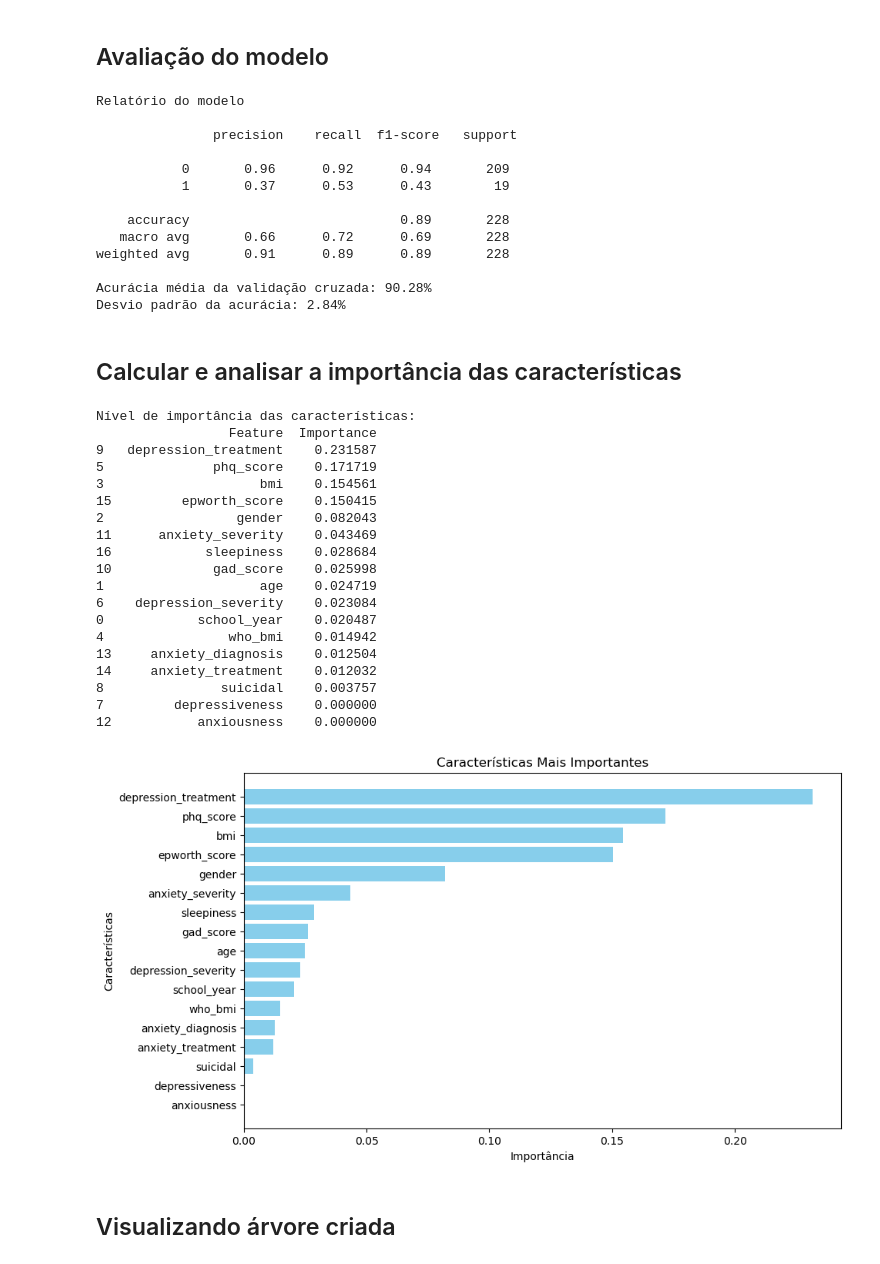
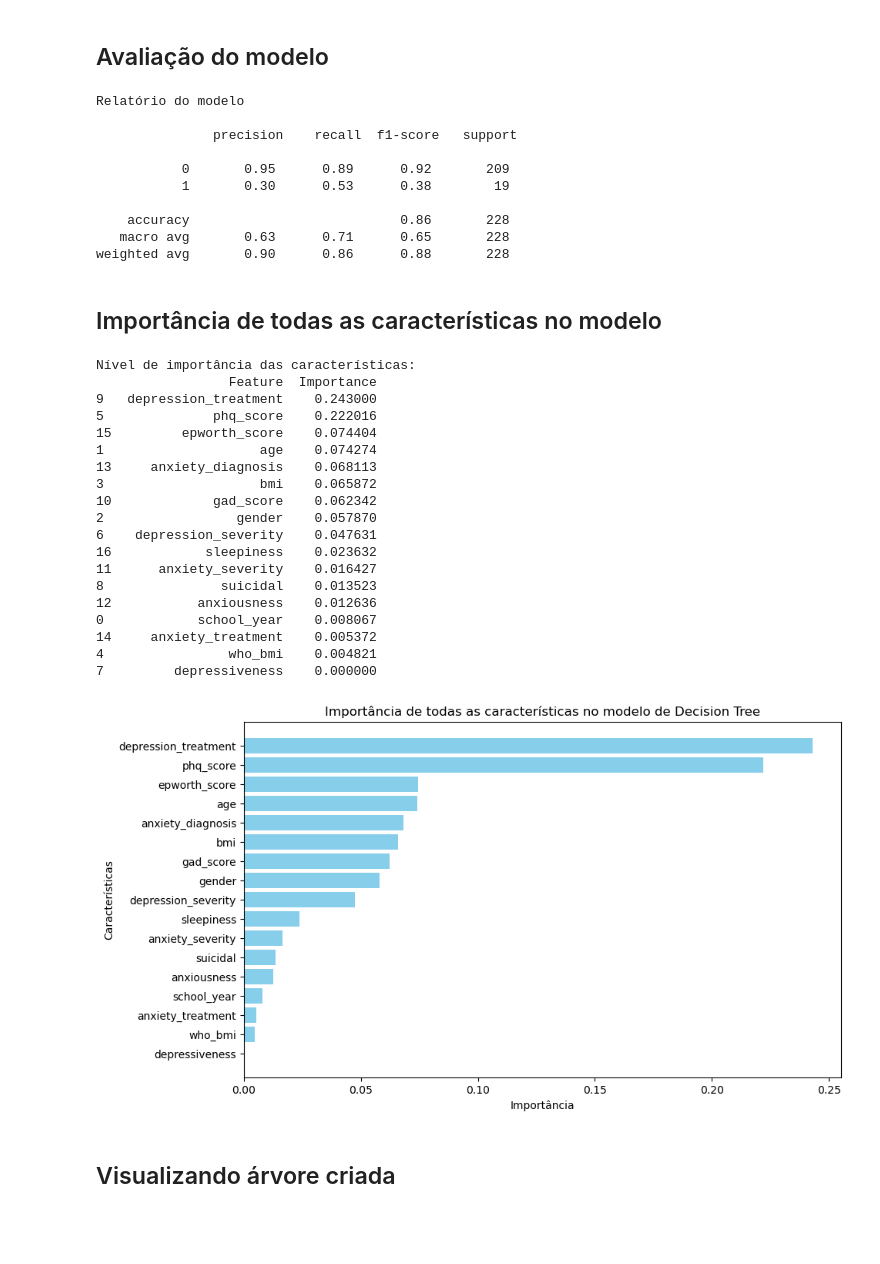
Before and after one commit to WesleydosSantos/machine-learning-tecnicas, a Jupyter notebook: Modelos/decision_tree.ipynb, the cells around one changed output. Drawn from its saved outputs; the diff is of its cells as text; code cells hidden in the pictures; blank space fills up the shorter version.

Commit message:
Adjusting trainning and adding Standart scaller

```diff
--- a/Modelos/decision_tree.ipynb
+++ b/Modelos/decision_tree.ipynb
@@ -242,5 +238,0 @@ X_train, X_test, y_train, y_test = train_test_split(X, y, test_size=0.3, random_
-# %%
-#Instanciando o modelo
-decision_tree = DecisionTreeClassifier(random_state = 42)
-
-decision_tree.fit(X_train, y_train)
@@ -337 +241,8 @@ graph
+# %%
+scaler = StandardScaler()
+#Selecionando apenas as características com diferentes escalas
+cols_to_scale = ['age', 'bmi', 'phq_score', 'gad_score', 'epworth_score']
+
+X_train[cols_to_scale] = scaler.fit_transform(X_train[cols_to_scale])
+X_test[cols_to_scale] = scaler.transform(X_test[cols_to_scale])
 # %% [markdown]
@@ -355,28 +276,20 @@ DecisionTreeClassifier(random_state=42)
 # %%
 y_pred = decision_tree.predict(X_test)
 
-#avaliando o modelo com o cross-validation
-cv_scores = cross_val_score(decision_tree, X_train_balanced, y_train_balanced, cv = 10, scoring='accuracy')
-
 print('Relatório do modelo\n\n', classification_report(y_test, y_pred))
-print(f"Acurácia média da validação cruzada: {cv_scores.mean() * 100:.2f}%")
-print(f"Desvio padrão da acurácia: {cv_scores.std() * 100:.2f}%")
 # %% [output]
 Relatório do modelo
 
                precision    recall  f1-score   support
 
-           0       0.96      0.92      0.94       209
-           1       0.37      0.53      0.43        19
+           0       0.95      0.89      0.92       209
+           1       0.30      0.53      0.38        19
 
-    accuracy                           0.89       228
-   macro avg       0.66      0.72      0.69       228
-weighted avg       0.91      0.89      0.89       228
-
-Acurácia média da validação cruzada: 90.28%
-Desvio padrão da acurácia: 2.84%
+    accuracy                           0.86       228
+   macro avg       0.63      0.71      0.65       228
+weighted avg       0.90      0.86      0.88       228
 # %% [markdown]
-## Calcular e analisar a importância das características
+##  Importância de todas as características no modelo
 # %%
 feature_importances = decision_tree.feature_importances_
 
@@ -395,34 +308,34 @@ print(features_df)
 # %% [output]
 Nível de importância das características:
                  Feature  Importance
-9   depression_treatment    0.231587
-5              phq_score    0.171719
-3                    bmi    0.154561
-15         epworth_score    0.150415
-2                 gender    0.082043
-11      anxiety_severity    0.043469
-16            sleepiness    0.028684
-10             gad_score    0.025998
-1                    age    0.024719
-6    depression_severity    0.023084
-0            school_year    0.020487
-4                who_bmi    0.014942
-13     anxiety_diagnosis    0.012504
-14     anxiety_treatment    0.012032
-8               suicidal    0.003757
+9   depression_treatment    0.243000
+5              phq_score    0.222016
+15         epworth_score    0.074404
+1                    age    0.074274
+13     anxiety_diagnosis    0.068113
+3                    bmi    0.065872
+10             gad_score    0.062342
+2                 gender    0.057870
+6    depression_severity    0.047631
+16            sleepiness    0.023632
+11      anxiety_severity    0.016427
+8               suicidal    0.013523
+12           anxiousness    0.012636
+0            school_year    0.008067
+14     anxiety_treatment    0.005372
+4                who_bmi    0.004821
 7         depressiveness    0.000000
-12           anxiousness    0.000000
 # %%
 #gráfico de importância de features para o modelo
 plt.figure(figsize=(10, 6))
 plt.barh(features_df['Feature'], features_df['Importance'], color='skyblue')
 plt.xlabel('Importância')
 plt.ylabel('Características')
-plt.title('Características Mais Importantes')
+plt.title('Importância de todas as características no modelo de Decision Tree')
 plt.gca().invert_yaxis()
 plt.show()
 # %% [output]
-[figure, old version]
+[figure, new version]
 # %% [markdown]
 ## Visualizando árvore criada
 # %%
```
Also changed, not shown: parts of 26 cells of this notebook.
